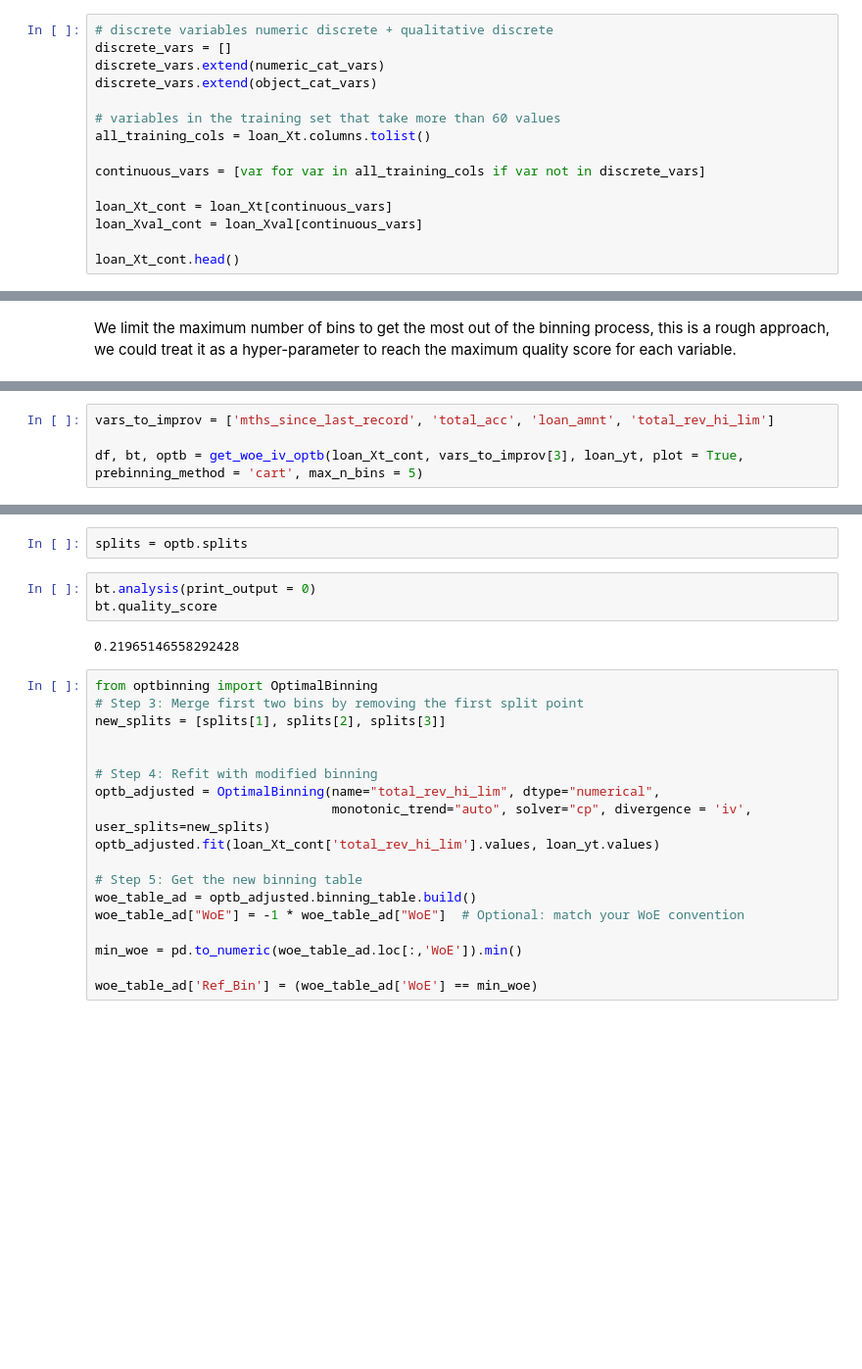
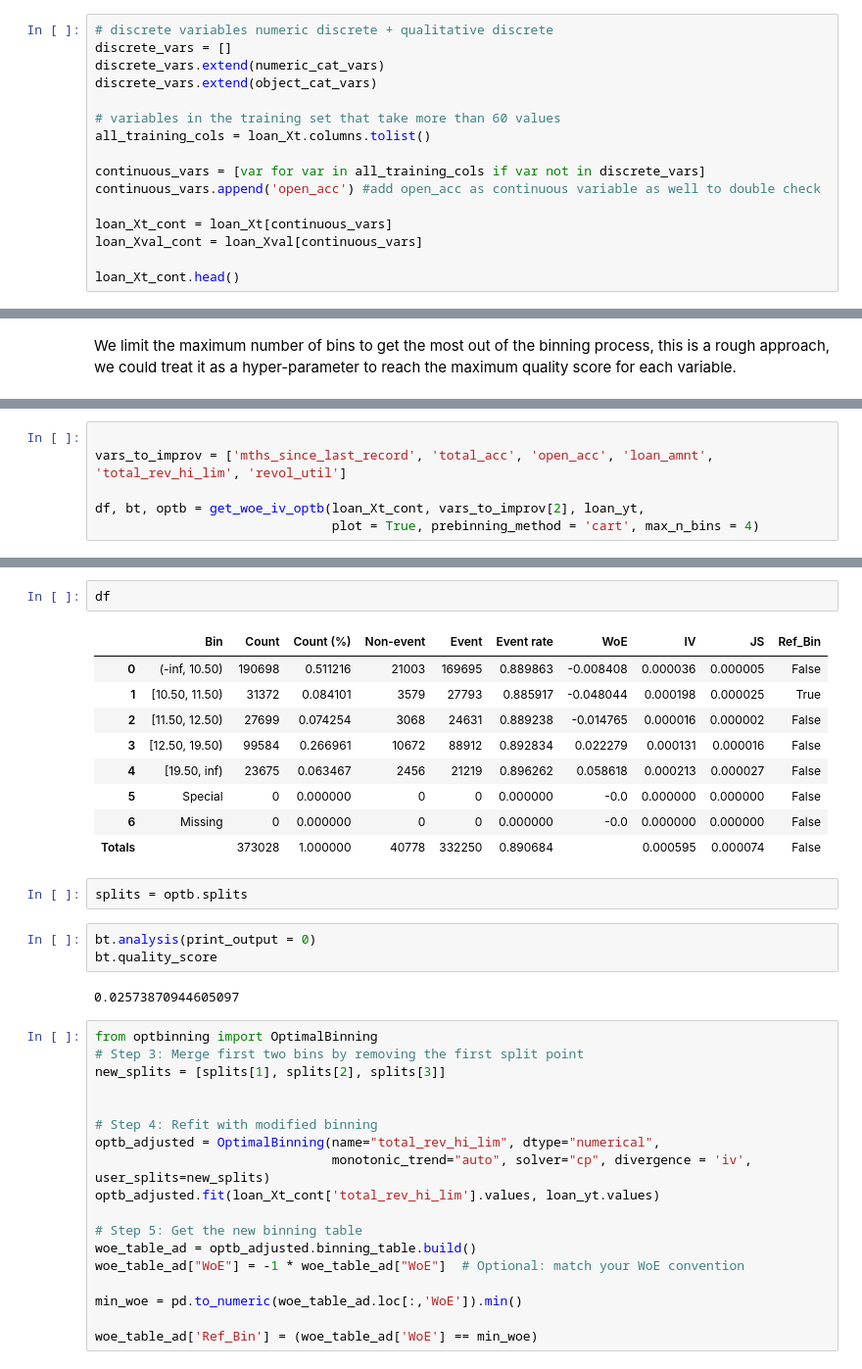
Before and after one commit to oozsoy/credit_risk_modeling, a Jupyter notebook: PD_Feature_Engineer.ipynb, the cells around one changed output, grey strips where cells are left out. Shown at 98% size. Saved outputs shown, nothing was run; the diff lists cells and outputs as text; blank space fills up the shorter version.

```diff
--- a/PD_Feature_Engineer.ipynb
+++ b/PD_Feature_Engineer.ipynb
@@ -654,6 +644,7 @@ discrete_vars.extend(object_cat_vars)
 all_training_cols = loan_Xt.columns.tolist()
 
 continuous_vars = [var for var in all_training_cols if var not in discrete_vars]
+continuous_vars.append('open_acc') #add open_acc as continuous variable as well to double check
 
 loan_Xt_cont = loan_Xt[continuous_vars]
 loan_Xval_cont = loan_Xval[continuous_vars]
@@ -830,16 +824,30 @@ Binned variable: total_acc, IV: 0.0076, Quality Score of binning: 0.0258, status
 # %%
-vars_to_improv = ['mths_since_last_record', 'total_acc', 'loan_amnt', 'total_rev_hi_lim']
 
-df, bt, optb = get_woe_iv_optb(loan_Xt_cont, vars_to_improv[3], loan_yt, plot = True, prebinning_method = 'cart', max_n_bins = 5)
+vars_to_improv = ['mths_since_last_record', 'total_acc', 'open_acc', 'loan_amnt', 'total_rev_hi_lim', 'revol_util']
+
+df, bt, optb = get_woe_iv_optb(loan_Xt_cont, vars_to_improv[2], loan_yt,
+                               plot = True, prebinning_method = 'cart', max_n_bins = 4)
 # %% [output]
 [drawing not drawn]
+# %%
+df
+# %% [output]
+|  | Bin | Count | Count (%) | Non-event | Event | Event rate | WoE | IV | JS | Ref_Bin |
+| 0 | (-inf, 10.50) | 190698 | 0.511216 | 21003 | 169695 | 0.889863 | -0.008408 | 0.000036 | 0.000005 | False |
+| 1 | [10.50, 11.50) | 31372 | 0.084101 | 3579 | 27793 | 0.885917 | -0.048044 | 0.000198 | 0.000025 | True |
+| 2 | [11.50, 12.50) | 27699 | 0.074254 | 3068 | 24631 | 0.889238 | -0.014765 | 0.000016 | 0.000002 | False |
+| 3 | [12.50, 19.50) | 99584 | 0.266961 | 10672 | 88912 | 0.892834 | 0.022279 | 0.000131 | 0.000016 | False |
+| 4 | [19.50, inf) | 23675 | 0.063467 | 2456 | 21219 | 0.896262 | 0.058618 | 0.000213 | 0.000027 | False |
+| 5 | Special | 0 | 0.000000 | 0 | 0 | 0.000000 | -0.0 | 0.000000 | 0.000000 | False |
+| 6 | Missing | 0 | 0.000000 | 0 | 0 | 0.000000 | -0.0 | 0.000000 | 0.000000 | False |
+| Totals |  | 373028 | 1.000000 | 40778 | 332250 | 0.890684 |  | 0.000595 | 0.000074 | False |
 # %%
 splits = optb.splits
 # %%
 bt.analysis(print_output = 0)
 bt.quality_score
 # %% [output]
-0.21965146558292428
+0.02573870944605097
 # %%
 from optbinning import OptimalBinning
 # Step 3: Merge first two bins by removing the first split point
```
Also changed, not shown: parts of 32 cells of this notebook.
